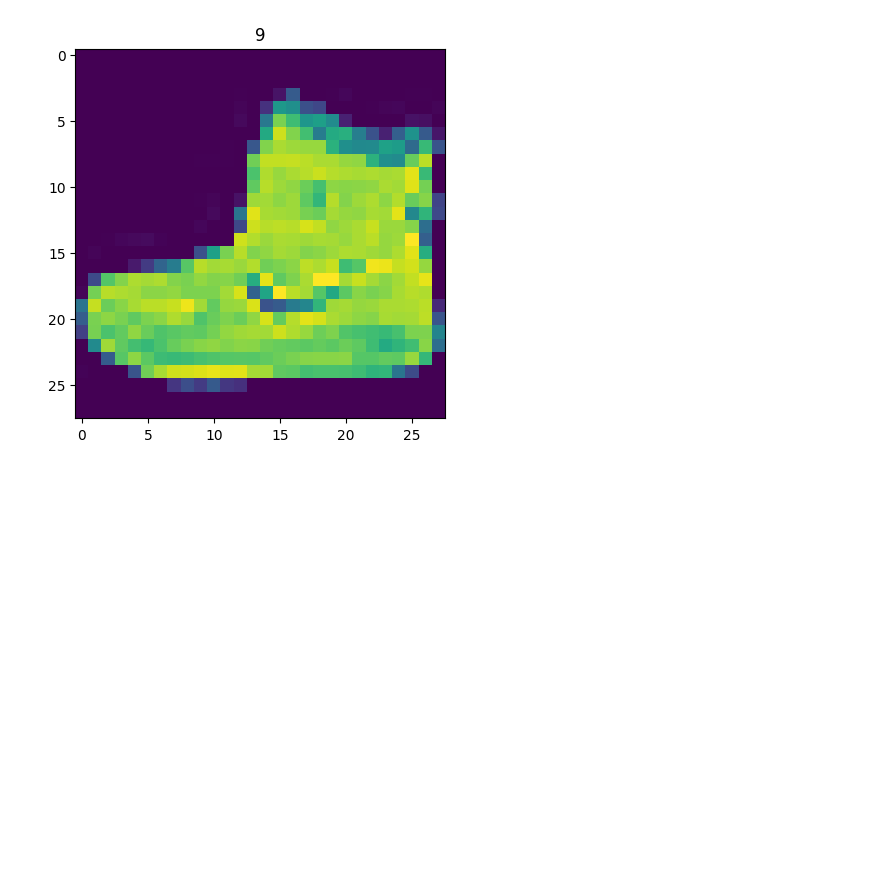
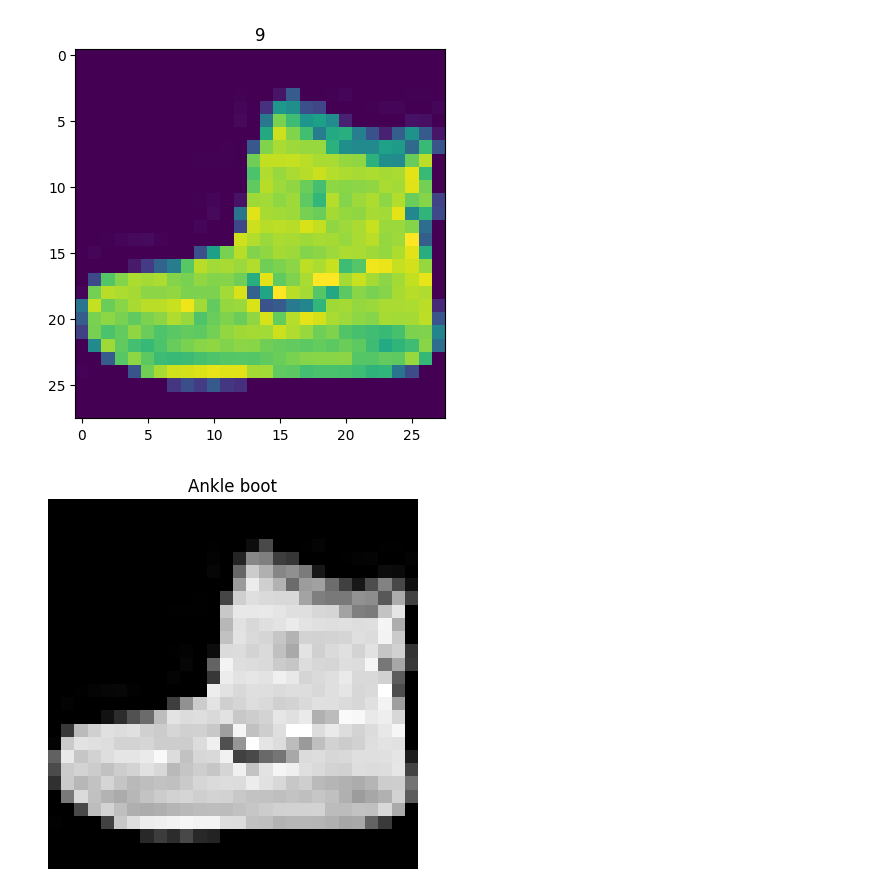
Before and after one commit to branchwag/pytorchin, a Jupyter notebook: CNN.ipynb, the cells around one changed output. Drawn from its saved outputs; the diff is of its cells as text; code cells hidden in the pictures; blank space fills up the shorter version.

```diff
--- a/CNN.ipynb
+++ b/CNN.ipynb
@@ -106,3 +106,9 @@ plt.title(label)
 Image shape: torch.Size([1, 28, 28])
 Text(0.5, 1.0, '9')
 [figure]
+# %%
+plt.imshow(image.squeeze(), cmap="gray")
+plt.title(class_names[label]);
+plt.axis(False);
+# %% [output]
+[figure, added]
```
Also changed, not shown: parts of 5 cells of this notebook.
